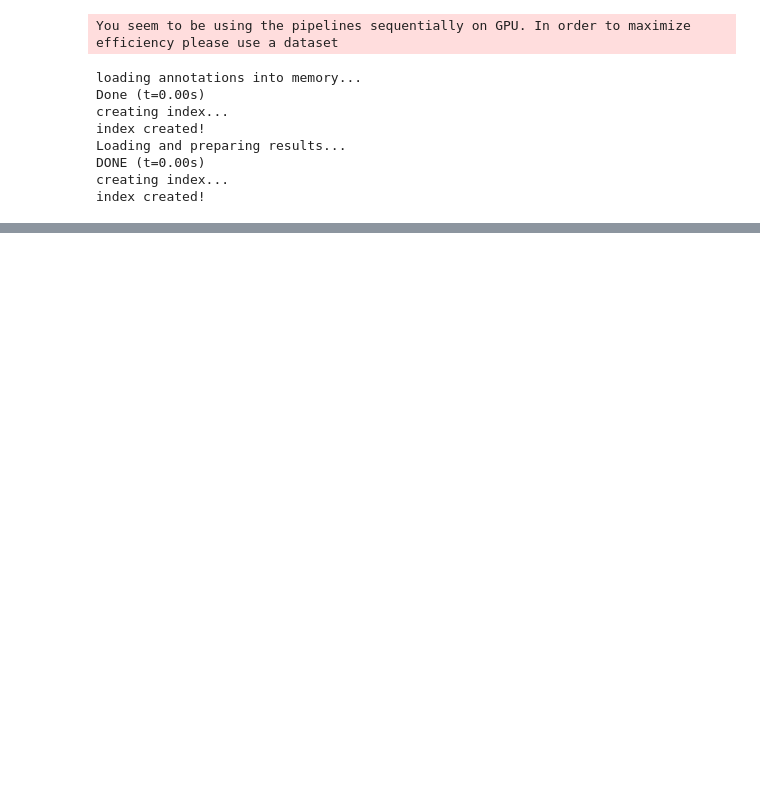
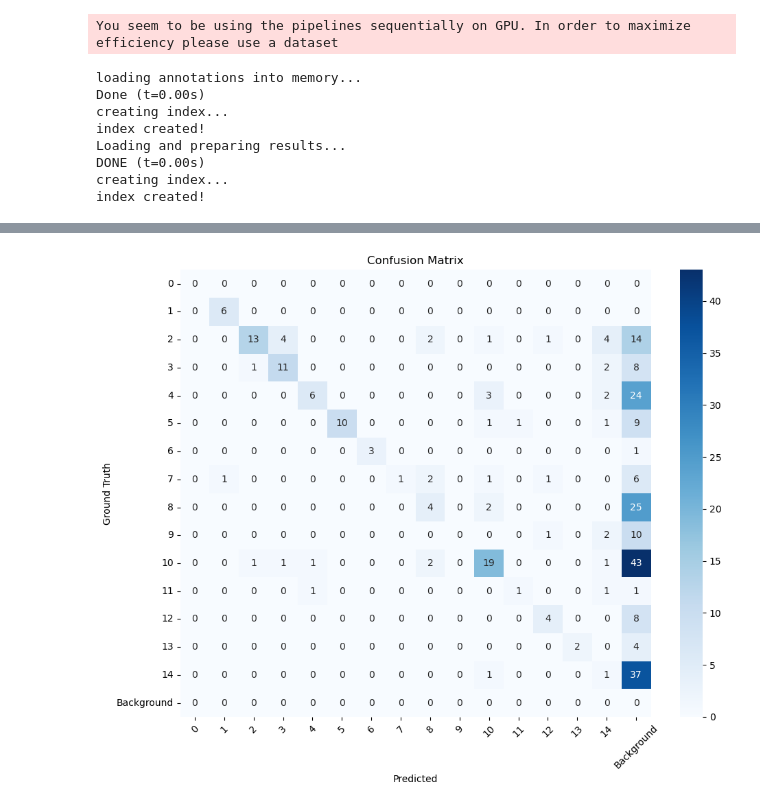
Before and after one commit to isaac-berlin/CV_Garbage_Detection, a Jupyter notebook: src/eval.ipynb, the cells around one changed output, grey strips where cells are left out. Drawn from its saved outputs; the diff is of its cells as text; code cells hidden in the pictures; blank space fills up the shorter version.

```diff
--- a/src/eval.ipynb
+++ b/src/eval.ipynb
@@ -368,0 +447,26 @@ for item in test_dataset:
+# %%
+import seaborn as sns
+import matplotlib.pyplot as plt
+
+def plot_confusion_matrix(confusion_df, title="Confusion Matrix"):
+    """
+    Plots the confusion matrix using Seaborn heatmap.
+
+    Args:
+    - confusion_df: Pandas DataFrame containing the confusion matrix.
+    - title: Title for the plot.
+    """
+    plt.figure(figsize=(10, 8))
+    sns.heatmap(confusion_df, annot=True, fmt="d", cmap="Blues", cbar=True)
+    plt.title(title)
+    plt.ylabel("Ground Truth")
+    plt.xlabel("Predicted")
+    plt.xticks(rotation=45)
+    plt.yticks(rotation=0)
+    plt.tight_layout()
+    plt.show()
+
+# Plot the confusion matrix
+plot_confusion_matrix(confusion_matrix)
+# %% [output]
+[figure, added]
```
Also changed, not shown: parts of 26 cells of this notebook, 3 other files.
